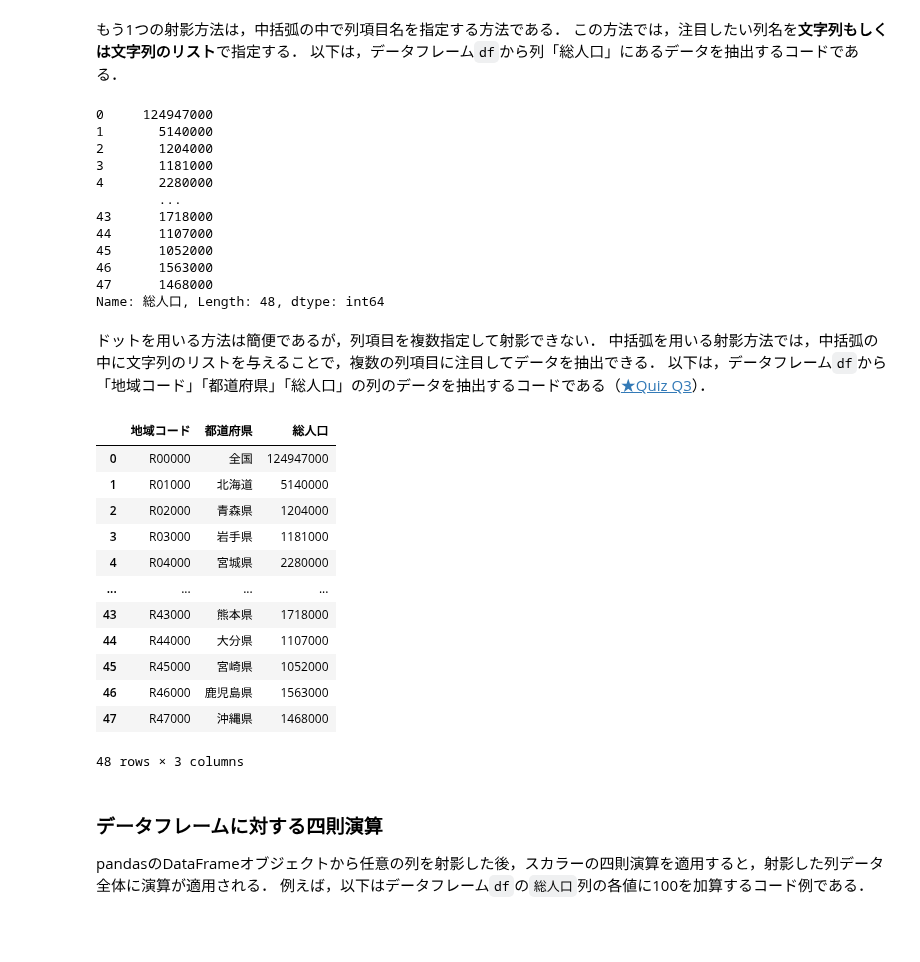
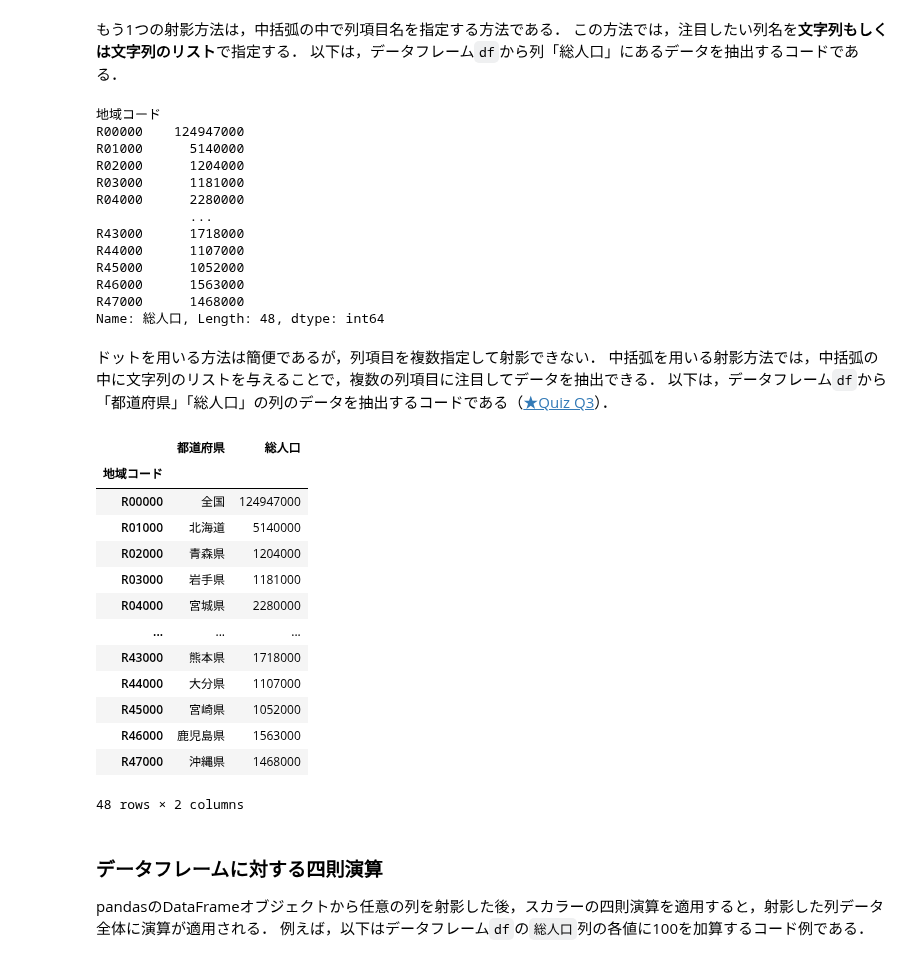
Before and after one commit to hontolab-courses/ml-lecturenote, a Jupyter notebook: content/introduction-to-pandas.ipynb, the cells around one changed output. Drawn from its saved outputs; the diff is of its cells as text; code cells hidden in the pictures; blank space fills up the shorter version.

```diff
--- a/content/introduction-to-pandas.ipynb
+++ b/content/introduction-to-pandas.ipynb
@@ -131,7 +132,10 @@ df = pd.read_table('https://raw.githubusercontent.com/hontolab-courses/dmml-2022
 このことを踏まえて，SSDSE-Eのデータをデータフレームとして読み込むコードは以下となる．
 # %%
 # CSVファイルの1行目をpandasではゼロ行目と読むので，3行目のデータを見出しとして指定する場合はheader=2となる
-df = pd.read_table('https://www.nstac.go.jp/sys/files/SSDSE-E-2024.csv', sep=',', header=2, encoding='shift-jis')
+# 地域コードをインデックス名として指定
+df = pd.read_table('https://www.nstac.go.jp/sys/files/SSDSE-E-2024.csv',
+                   sep=',', header=2, encoding='shift-jis',
+                   index_col='地域コード')
 # %% [markdown]
 ## データの確認
 
@@ -263,42 +270,44 @@ Name: 総人口, Length: 48, dtype: int64
 # %%
 df['総人口']
 # %% [output]
-0     124947000
-1       5140000
-2       1204000
-3       1181000
-4       2280000
-        ...
-43      1718000
-44      1107000
-45      1052000
-46      1563000
-47      1468000
+地域コード
+R00000    124947000
+R01000      5140000
+R02000      1204000
+R03000      1181000
+R04000      2280000
+            ...
+R43000      1718000
+R44000      1107000
+R45000      1052000
+R46000      1563000
+R47000      1468000
 Name: 総人口, Length: 48, dtype: int64
 # %% [markdown]
 ドットを用いる方法は簡便であるが，列項目を複数指定して射影できない．
 中括弧を用いる射影方法では，中括弧の中に文字列のリストを与えることで，複数の列項目に注目してデータを抽出できる．
-以下は，データフレーム`df`から「地域コード」「都道府県」「総人口」の列のデータを抽出するコードである（[★Quiz Q3](#C1-Q3)）．
+以下は，データフレーム`df`から「都道府県」「総人口」の列のデータを抽出するコードである（[★Quiz Q3](#C1-Q3)）．
 # %%
-target_columns = ['地域コード', '都道府県', '総人口']
+target_columns = ['都道府県', '総人口']
 df[target_columns]
 
 # 以下のように書いても問題ない
-# df['地域コード', '都道府県', '総人口']
+# df['都道府県', '総人口']
 # %% [output]
-|  | 地域コード | 都道府県 | 総人口 |
-| 0 | R00000 | 全国 | 124947000 |
-| 1 | R01000 | 北海道 | 5140000 |
-| 2 | R02000 | 青森県 | 1204000 |
-| 3 | R03000 | 岩手県 | 1181000 |
-| 4 | R04000 | 宮城県 | 2280000 |
-| ... | ... | ... | ... |
-| 43 | R43000 | 熊本県 | 1718000 |
-| 44 | R44000 | 大分県 | 1107000 |
-| 45 | R45000 | 宮崎県 | 1052000 |
-| 46 | R46000 | 鹿児島県 | 1563000 |
-| 47 | R47000 | 沖縄県 | 1468000 |
+|  | 都道府県 | 総人口 |
+| 地域コード |  |  |
+| R00000 | 全国 | 124947000 |
+| R01000 | 北海道 | 5140000 |
+| R02000 | 青森県 | 1204000 |
+| R03000 | 岩手県 | 1181000 |
+| R04000 | 宮城県 | 2280000 |
+| ... | ... | ... |
+| R43000 | 熊本県 | 1718000 |
+| R44000 | 大分県 | 1107000 |
+| R45000 | 宮崎県 | 1052000 |
+| R46000 | 鹿児島県 | 1563000 |
+| R47000 | 沖縄県 | 1468000 |
-48 rows × 3 columns
+48 rows × 2 columns
 # %% [markdown]
 ### データフレームに対する四則演算
 
```
Also changed, not shown: parts of 30 cells of this notebook.
